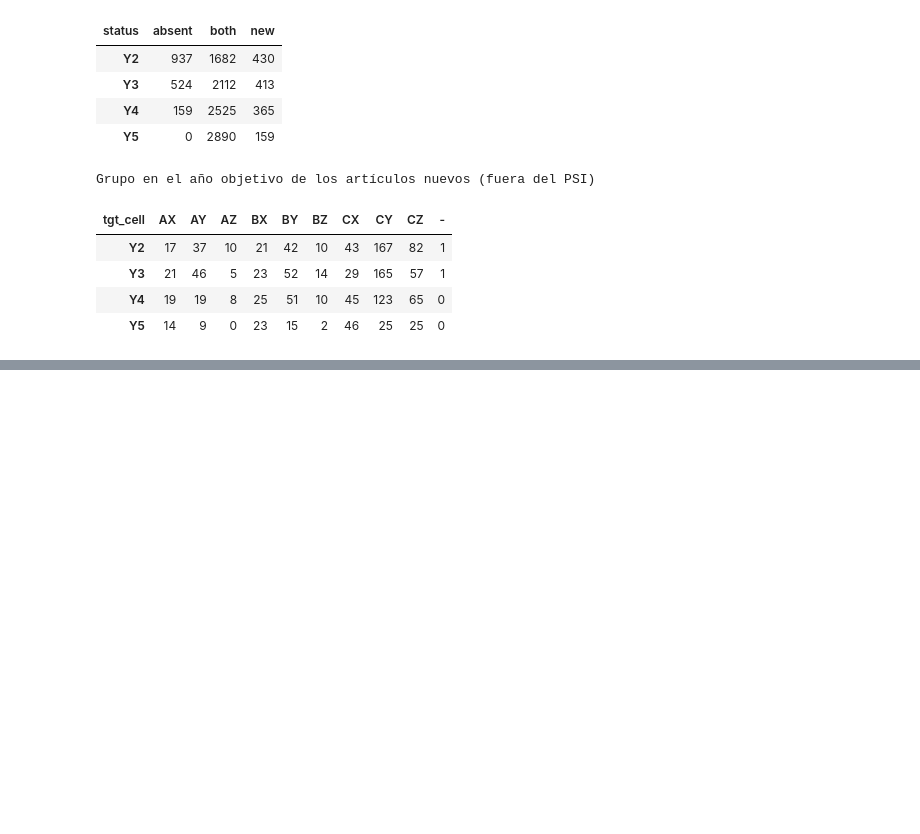
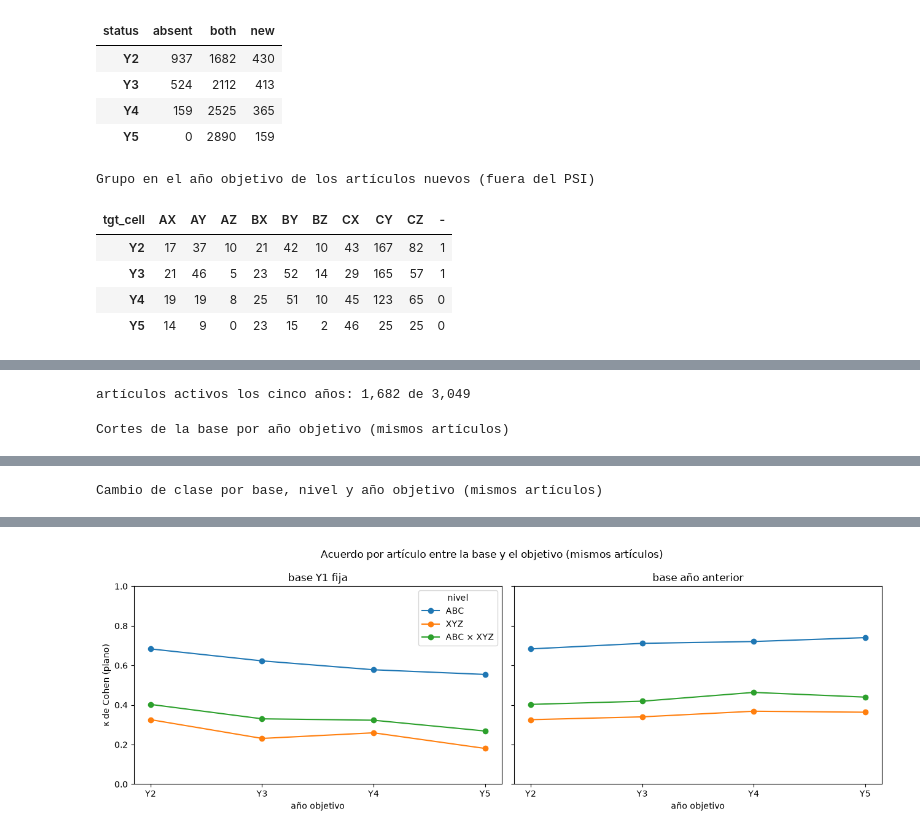
Before and after one commit to JoseSalas98/demand-forecasting-replenishment, a Jupyter notebook: notebooks/02_eda_five_years.ipynb, the cells around one changed output, grey strips where cells are left out. Drawn from its saved outputs; the diff is of its cells as text; code cells hidden in the pictures; blank space fills up the shorter version.

Commit message:
Se corrigen las metodologias para comparaciones entre segmentos

```diff
--- a/notebooks/02_eda_five_years.ipynb
+++ b/notebooks/02_eda_five_years.ipynb
@@ -1140,20 +1442,0 @@ for kind, df in intra.items():
-# %%
-month_of_day = pd.to_datetime(calendar["date"]).dt.month.to_numpy()
-item_groups = groups.set_index("item_id")["group"]
-group_order = [g for g in CELL_LABELS if g in set(item_groups)]
-monthly = monthly_seasonal_index(source_data_artifact, item_groups, month_of_day, years)
-
-fig, axes = plt.subplots(1, len(years), figsize=(3.6 * len(years), 4.2), sharey=True)
-for ax, (year, sub) in zip(axes, monthly.groupby("year")):
-    mat = sub.pivot(index="group", columns="month", values="index").reindex(group_order)
-    im = ax.imshow(mat.to_numpy(), cmap="RdBu_r", vmin=0.6, vmax=1.4, aspect="auto")
-    ax.set_xticks(range(mat.shape[1]), mat.columns, fontsize=8)
-    ax.set_yticks(range(len(group_order)), group_order)
-    ax.set(title=year, xlabel="mes")
-fig.colorbar(im, ax=axes, shrink=0.85, label="índice (1 = media diaria del año)")
-fig.suptitle("Índice estacional mensual por grupo (mediana de los artículos)")
-plt.show()
-
-mean_index = monthly.groupby(["group", "month"])["index"].mean().unstack().reindex(group_order)
-display(mean_index.style.format("{:.2f}").background_gradient(cmap="RdBu_r", vmin=0.6, vmax=1.4, axis=None)
-        .set_caption("Índice mensual medio de Y1–Y5 por grupo"))
@@ -1415,0 +1476,57 @@ Mediana de la fuerza estacional (F_S) y de tendencia (F_T) por grupo
+# %%
+# Mismos artículos en todas las comparaciones: los activos todos los días de Y1 a Y5. Así la
+# participación en el gasto se calcula sobre el mismo grupo en la base y en el objetivo, y el
+# crecimiento del catálogo no mueve las clases ABC.
+panel_mask = ~np.isnan(source_data_artifact["item_units"][:, start_d - 1 : end_d]).any(axis=1)
+panel_ids = set(item_ids[panel_mask])
+year_mats_panel = year_mats[year_mats["item_id"].isin(panel_ids)]
+print(f"artículos activos los cinco años: {len(panel_ids):,} de {len(item_ids):,}")
+
+# Dos bases sin promedios: Y1 fija (cambio acumulado) y año anterior (velocidad del cambio).
+names = list(years)
+schemes_6b = {
+    "Y1 fija": {t: [names[0]] for t in names[1:]},
+    "año anterior": {t: [names[i]] for i, t in enumerate(names[1:])},
+}
+inter_6b = {
+    s: {t: base_target_classes(year_mats_panel, years, base, t, source_data_artifact, ABC_RULE,
+                               None, CV_CUT_KW)
+        for t, base in pm.items()}
+    for s, pm in schemes_6b.items()
+}
+inter_fixed = inter_6b["Y1 fija"]
+
+# Cortes de la base en cada comparación.
+cut_cols = ["base", "cut_A", "cut_B", "cv_X", "cv_Z", "n_compared"]
+cuts_6b = pd.concat({s: pd.DataFrame([r["summary"] for r in res.values()]).set_index("target")[cut_cols]
+                     for s, res in inter_6b.items()}, axis=1)
+fmt = {"cut_A": "{:.2f}", "cut_B": "{:.2f}", "cv_X": "{:.1f}", "cv_Z": "{:.1f}", "n_compared": "{:,}"}
+display(cuts_6b.style.format({(s, c): f for s in inter_6b for c, f in fmt.items()})
+        .set_caption("Cortes de la base por año objetivo (mismos artículos)"))
+
+# κ, Stuart–Maxwell y tamaño del cambio por base, nivel y año objetivo.
+LEVELS_6B = {"abc": "ABC", "xyz": "XYZ", "cell": "ABC × XYZ"}
+stats_6b = pd.DataFrame([
+    {"base": s, "nivel": name, "objetivo": t, **transition_stats(r["items"], level)}
+    for s, res in inter_6b.items() for level, name in LEVELS_6B.items() for t, r in res.items()
+]).set_index(["base", "nivel", "objetivo"])
+show = ["n", "kappa", "stuart_maxwell", "sm_df", "sm_pvalue", "max_shift_pp", "max_shift_class", "spearman"]
+display(stats_6b[show].style.format({"n": "{:,}", "kappa": "{:.3f}", "stuart_maxwell": "{:.1f}", "sm_df": "{:d}",
+                                     "sm_pvalue": "{:.4f}", "max_shift_pp": "{:.1f}", "spearman": "{:.3f}"},
+                                    na_rep="–")
+        .set_caption("Cambio de clase por base, nivel y año objetivo (mismos artículos)"))
+
+fig, axes = plt.subplots(1, 2, figsize=(13, 4.5), sharey=True)
+for ax, s in zip(axes, inter_6b):
+    for name in LEVELS_6B.values():
+        sub = stats_6b.query("base == @s and nivel == @name").droplevel(["base", "nivel"])
+        ax.plot(sub.index, sub["kappa"], marker="o", label=name)
+    ax.set(title=f"base {s}", xlabel="año objetivo", ylim=(0, 1))
+axes[0].set_ylabel("κ de Cohen (plano)")
+axes[0].legend(title="nivel")
+fig.suptitle("Acuerdo por artículo entre la base y el objetivo (mismos artículos)")
+fig.tight_layout()
+plt.show()
+# %% [output]
+artículos activos los cinco años: 1,682 de 3,049
+Cortes de la base por año objetivo (mismos artículos)
@@ -1415,0 +1540 @@ Mediana de la fuerza estacional (F_S) y de tendencia (F_T) por grupo
+Cambio de clase por base, nivel y año objetivo (mismos artículos)
@@ -1415,0 +1559 @@ Mediana de la fuerza estacional (F_S) y de tendencia (F_T) por grupo
+[figure, added]
```
Also changed, not shown: parts of 68 cells of this notebook, 1 other file.
